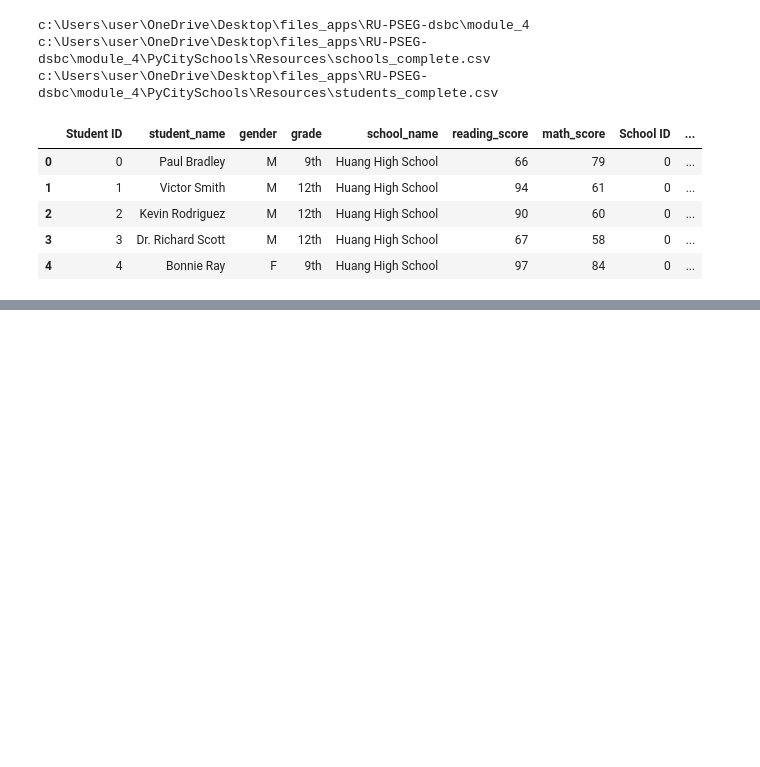
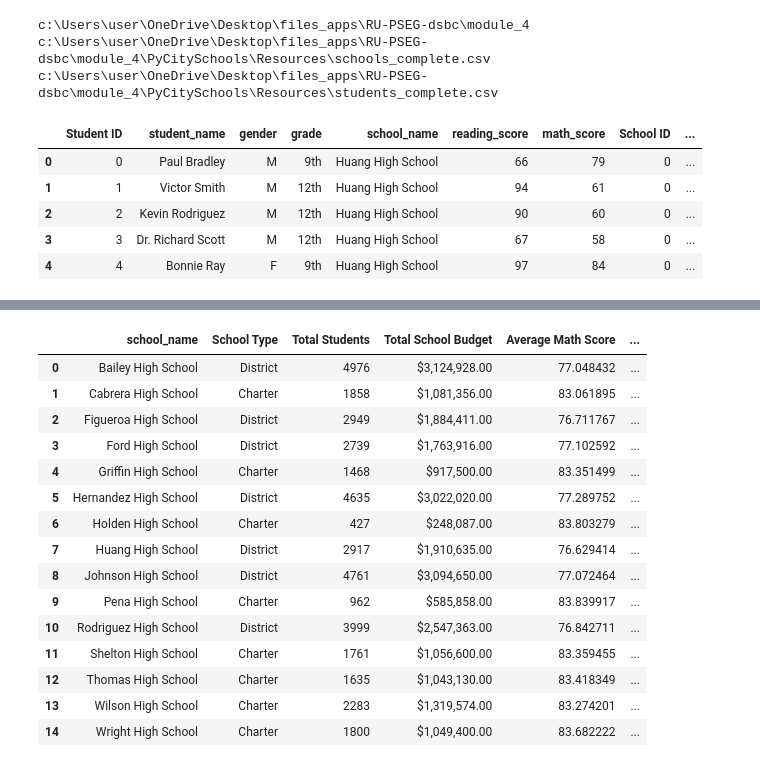
Before and after one commit to bseri0/pandas-challenge, a Jupyter notebook: PyCitySchools/CitySchools.ipynb, the cells around one changed output, grey strips where cells are left out. Saved outputs shown, nothing was run; the diff lists cells and outputs as text; code cells hidden in the pictures; blank space fills up the shorter version.

```diff
--- a/PyCitySchools/CitySchools.ipynb
+++ b/PyCitySchools/CitySchools.ipynb
@@ -35,0 +125,30 @@ c:\Users\user\OneDrive\Desktop\files_apps\RU-PSEG-dsbc\module_4\PyCitySchools\Re
+# %%
+# Calculate total students, total school budget, per student budget, average math and reading scores,
+# and the percentage of students passing math, reading, and overall
+summary_school_df = school_data_complete.groupby('school_name').agg({
+    'type': 'first',
+    'student_name': 'count',
+    'budget': 'first',
+    'math_score': 'mean',
+    'reading_score': 'mean'
+}).reset_index()
+
+# Rename columns for better readability
+summary_school_df.rename(columns={
+    'type': 'School Type',
+    'student_name': 'Total Students',
+    'budget': 'Total School Budget',
+    'math_score': 'Average Math Score',
+    'reading_score': 'Average Reading Score',
+    'math_score_pass': '% Passing Math',
+    'reading_score_pass': '% Passing Reading',
+    'overall_pass': '% Overall Passing'
+}, inplace=True)
+#summary_school_df['Per School counts'] = school_data_complete.groupby('school_name')['student_name'].count()
+# Calculate per student budget
+summary_school_df['Per Student Budget'] = summary_school_df['Total School Budget'] / summary_school_df['Total Students']
+# Format columns
+summary_school_df['Per Student Budget'] = summary_school_df['Per Student Budget'].map("${:,.2f}".format)
+summary_school_df['Total School Budget'] = summary_school_df['Total School Budget'].map("${:,.2f}".format)
+# Display the summary DataFrame
+print(summary_school_df)
@@ -35,0 +173,27 @@ c:\Users\user\OneDrive\Desktop\files_apps\RU-PSEG-dsbc\module_4\PyCitySchools\Re
+# %%
+# Calculate per capita budget (per student budget) for each school
+per_school_budget = school_data_complete.groupby('school_name')['budget'].first()
+per_school_counts = school_data_complete['school_name'].value_counts()
+#per_capita_budget = per_school_budget / per_school_counts
+
+#summary_school_df['Per Student Budget'] = per_capita_budget
+
+# Display the result
+summary_school_df
+# %% [output]
+|  | school_name | School Type | Total Students | Total School Budget | Average Math Score | ... |
+| 0 | Bailey High School | District | 4976 | $3,124,928.00 | 77.048432 | ... |
+| 1 | Cabrera High School | Charter | 1858 | $1,081,356.00 | 83.061895 | ... |
+| 2 | Figueroa High School | District | 2949 | $1,884,411.00 | 76.711767 | ... |
+| 3 | Ford High School | District | 2739 | $1,763,916.00 | 77.102592 | ... |
+| 4 | Griffin High School | Charter | 1468 | $917,500.00 | 83.351499 | ... |
+| 5 | Hernandez High School | District | 4635 | $3,022,020.00 | 77.289752 | ... |
+| 6 | Holden High School | Charter | 427 | $248,087.00 | 83.803279 | ... |
+| 7 | Huang High School | District | 2917 | $1,910,635.00 | 76.629414 | ... |
+| 8 | Johnson High School | District | 4761 | $3,094,650.00 | 77.072464 | ... |
+| 9 | Pena High School | Charter | 962 | $585,858.00 | 83.839917 | ... |
+| 10 | Rodriguez High School | District | 3999 | $2,547,363.00 | 76.842711 | ... |
+| 11 | Shelton High School | Charter | 1761 | $1,056,600.00 | 83.359455 | ... |
+| 12 | Thomas High School | Charter | 1635 | $1,043,130.00 | 83.418349 | ... |
+| 13 | Wilson High School | Charter | 2283 | $1,319,574.00 | 83.274201 | ... |
+| 14 | Wright High School | Charter | 1800 | $1,049,400.00 | 83.682222 | ... |
```
Also changed, not shown: parts of 39 cells of this notebook.
